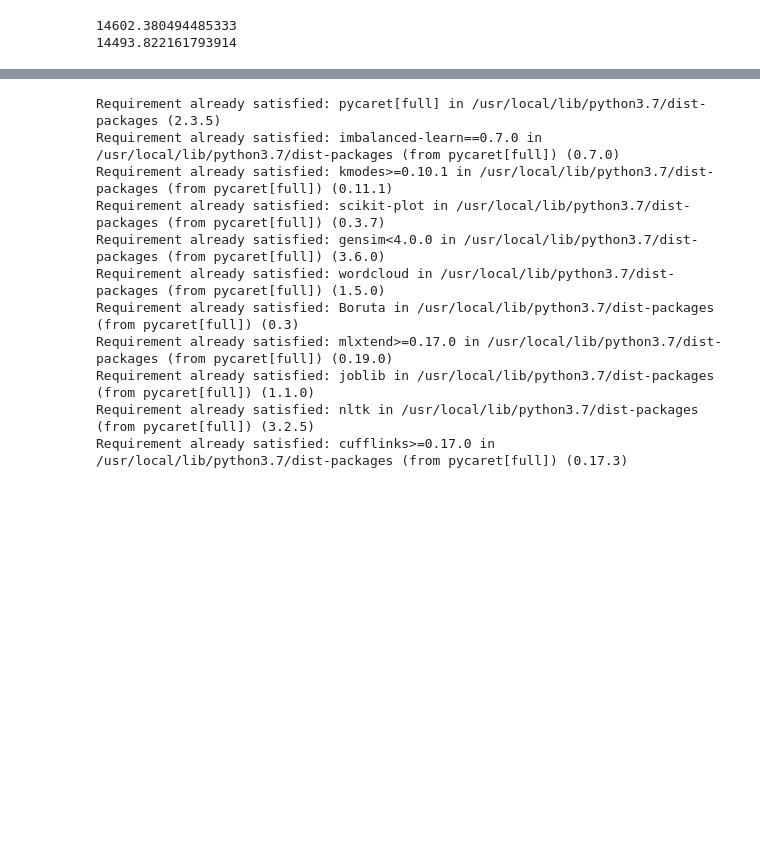
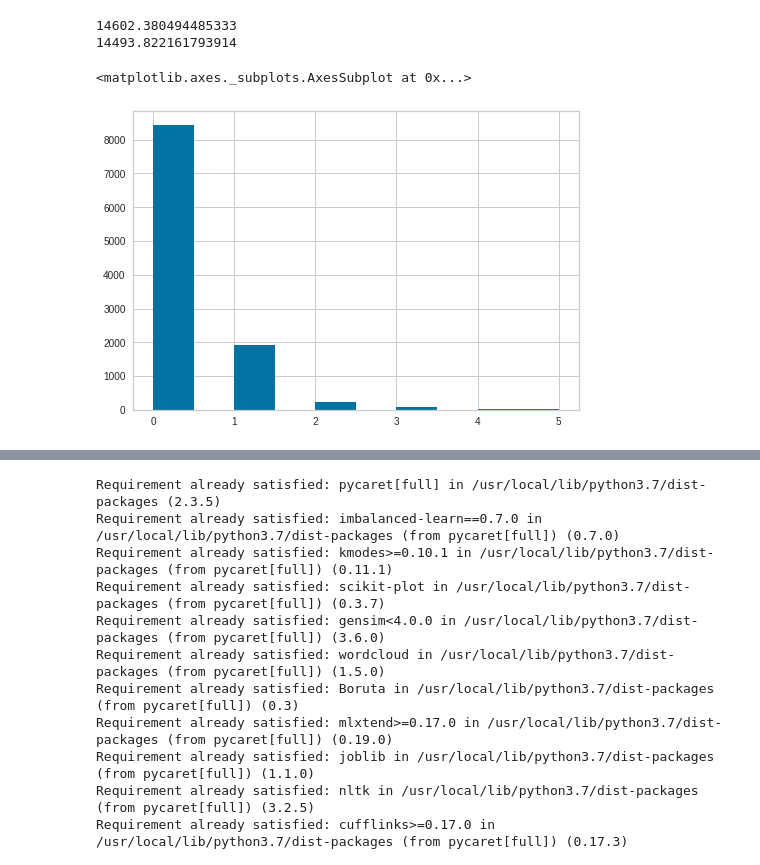
Before and after one commit to artemgur/akbars, a Jupyter notebook: akbars.ipynb, the cells around one changed output, grey strips where cells are left out. Cells and saved outputs as stored; diff of their text form; code cells hidden in the pictures; blank space fills up the shorter version.

```diff
--- a/akbars.ipynb
+++ b/akbars.ipynb
@@ -611,3 +611,12 @@ print(np.sqrt(mean_squared_error(y_test, rf.predict(x_test))))
 # %% [output]
 14602.380494485333
 14493.822161793914
+# %%
+clsdata = data.copy()
+# %%
+clsdata['ConfirmedMonthlyIncome (Target)'] = clsdata['ConfirmedMonthlyIncome (Target)'] // 50000
+# %%
+clsdata['ConfirmedMonthlyIncome (Target)'].hist()
+# %% [output]
+<matplotlib.axes._subplots.AxesSubplot at 0x...>
+[figure, added]
```
Also changed, not shown: parts of 4 cells of this notebook.
